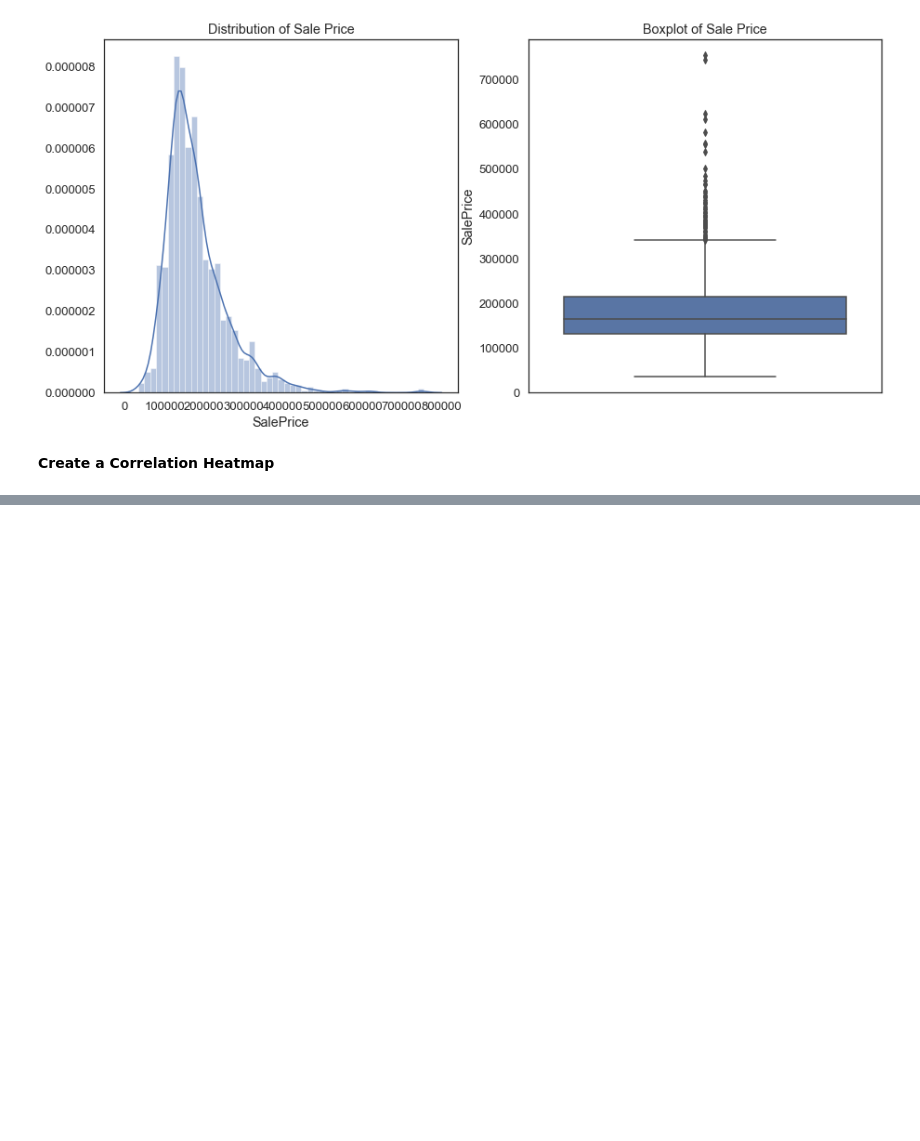
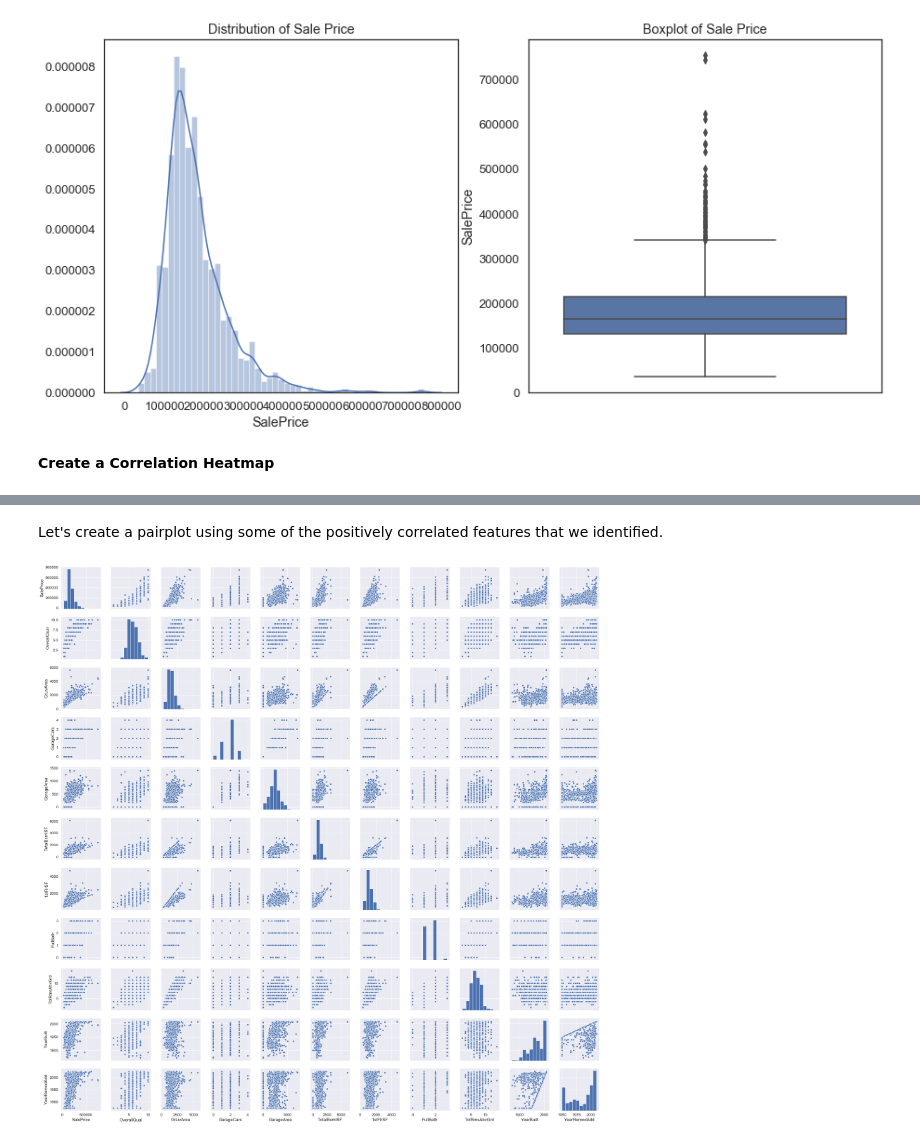
Before and after one commit to amypeniston/kaggle-competitions, a Jupyter notebook: house-prices/1_EDA.ipynb, the cells around one changed output, grey strips where cells are left out. Cells and saved outputs as stored; diff of their text form; code cells hidden in the pictures; blank space fills up the shorter version.

```diff
--- a/house-prices/1_EDA.ipynb
+++ b/house-prices/1_EDA.ipynb
@@ -156,0 +207,8 @@ plt.show()
+# %% [markdown]
+Let's create a pairplot using some of the positively correlated features that we identified.
+# %%
+cols = ['SalePrice', 'OverallQual', 'GrLivArea', 'GarageCars', 'GarageArea', 'TotalBsmtSF', 'FullBath', 'TotRmsAbvGrd', 'YearBuilt', 'YearRemodAdd']
+sns.pairplot(train[cols_positive])
+plt.show()
+# %% [output]
+[figure, added]
```
Also changed, not shown: parts of 18 cells of this notebook.
